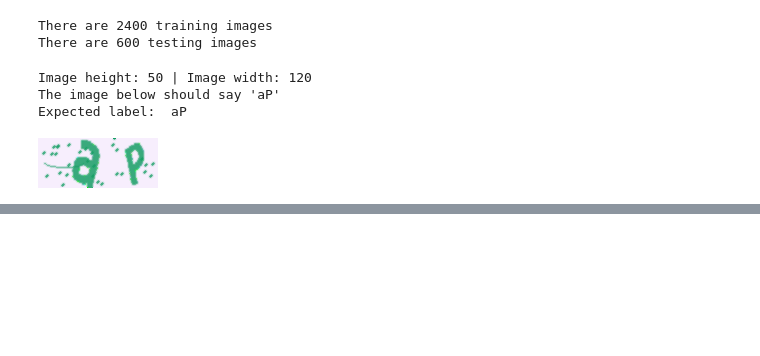
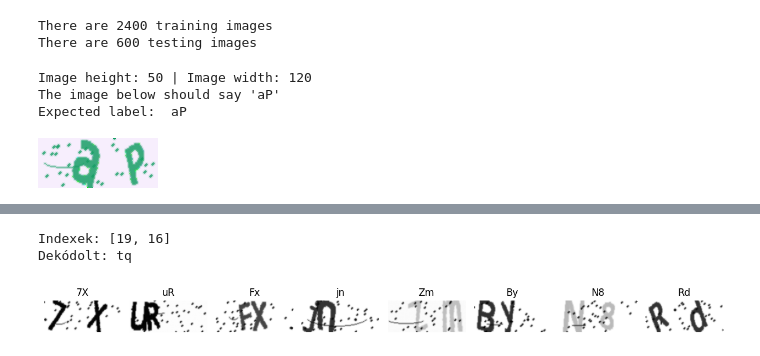
Before and after one commit to Muzsek/Aj, a Jupyter notebook: AIO_01_images.ipynb, the cells around one changed output, grey strips where cells are left out. Saved outputs shown, nothing was run; the diff lists cells and outputs as text; code cells hidden in the pictures; blank space fills up the shorter version.

Commit message:
Létrehozva a Colab használatával

```diff
--- a/AIO_01_images.ipynb
+++ b/AIO_01_images.ipynb
@@ -117,0 +137,15 @@ tq_1400.png
+# %%
+from pathlib import Path
+from torch.utils.data import DataLoader
+
+# Elérési utak
+train_paths = list(Path('/content/drive/MyDrive/Colab/Captcha/images/train').glob("*_*.png"))
+test_paths  = list(Path('/content/drive/MyDrive/Colab/Captcha/images/test').glob("*_*.png"))
+
+# Dataset példányok
+train_dataset = CaptchaDataset(train_paths, transform=data_transform)
+test_dataset  = CaptchaDataset(test_paths, transform=data_transform)
+
+# DataLoaderek
+train_loader = DataLoader(train_dataset, batch_size=32, shuffle=True, num_workers=2)
+test_loader  = DataLoader(test_dataset, batch_size=32, shuffle=False, num_workers=2)
@@ -117,0 +163,24 @@ tq_1400.png
+# %%
+label_indices = train_dataset[0][1].tolist()
+label_str = decode_indices(label_indices)
+print("Indexek:", label_indices)
+print("Dekódolt:", label_str)
+# %% [output]
+Indexek: [19, 16]
+Dekódolt: tq
+# %%
+for images, labels in train_loader:
+    batch_size = images.size(0)
+    plt.figure(figsize=(12, 4))
+    for i in range(min(8, batch_size)):
+        img = images[i]
+        label_str = decode_indices(labels[i].tolist())
+        ax = plt.subplot(1, 8, i+1)
+        ax.imshow(img.squeeze(0).numpy(), cmap='gray')
+        ax.set_title(label_str)
+        ax.axis('off')
+    plt.tight_layout()
+    plt.show()
+    break
+# %% [output]
+[figure, added]
```
Also changed, not shown: parts of 6 cells of this notebook.
